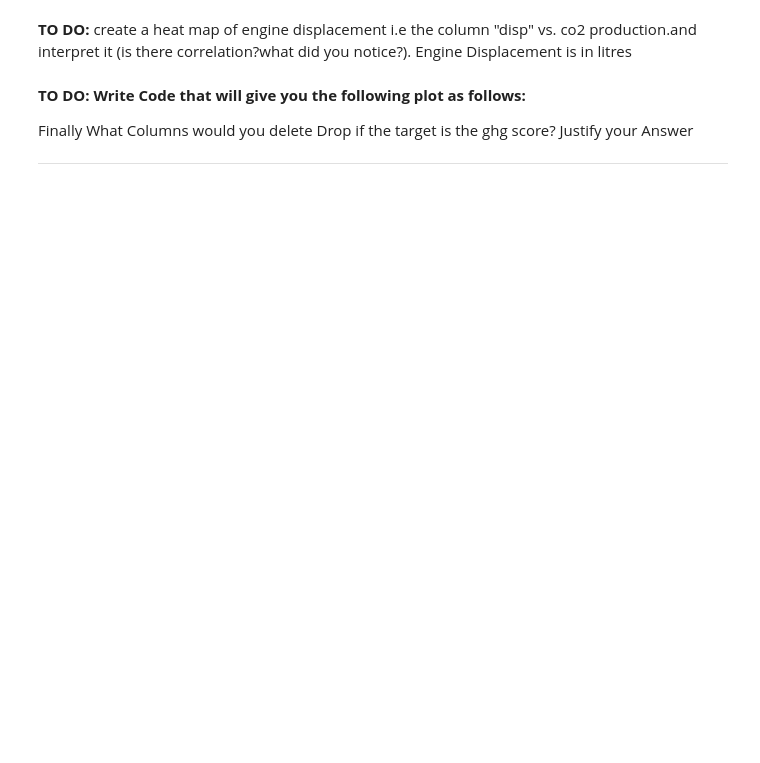
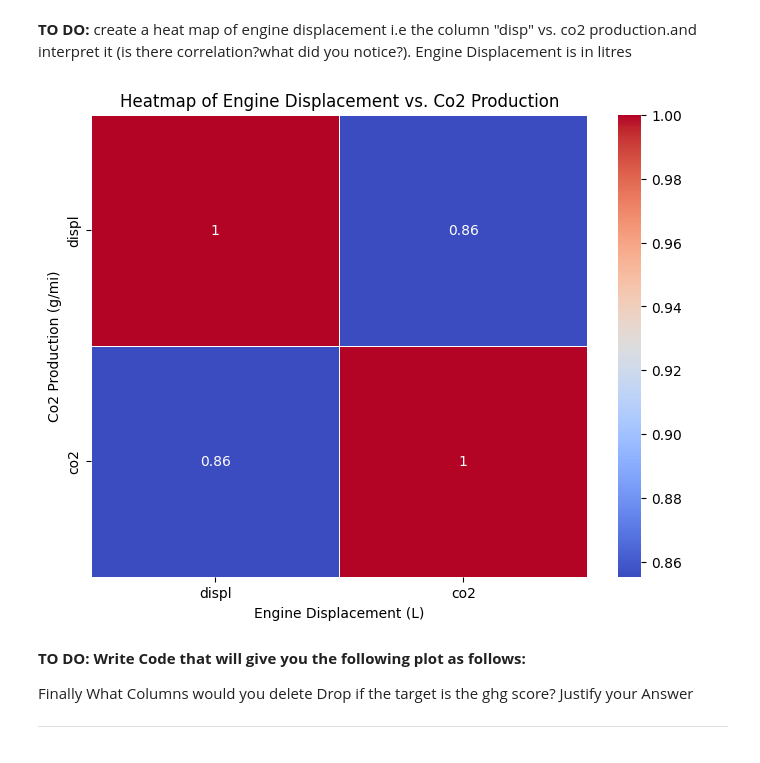
Before and after one commit to Praise-Atadja/alu-machine_learning, a Jupyter notebook: Praise_Atadja__Plotting_Assignment.ipynb, the cells around one changed output. Saved outputs shown, nothing was run; the diff lists cells and outputs as text; code cells hidden in the pictures; blank space fills up the shorter version.

```diff
--- a/Praise_Atadja__Plotting_Assignment.ipynb
+++ b/Praise_Atadja__Plotting_Assignment.ipynb
@@ -57,5 +110,15 @@ plt.show()
 # %% [markdown]
 **TO DO:** create a heat map of engine displacement i.e the column "disp"  vs. co2 production.and interpret it (is there correlation?what did you notice?). Engine Displacement is in litres
+# %%
+# Create a heatmap
+plt.figure(figsize=(8, 6))
+sb.heatmap(data=fuel_econ[['displ', 'co2']].corr(), annot=True, cmap='coolwarm', linewidths=.5)
+plt.xlabel('Engine Displacement (L)')
+plt.ylabel('Co2 Production (g/mi)')
+plt.title('Heatmap of Engine Displacement vs. Co2 Production')
+plt.show()
+# %% [output]
+[figure, added]
 # %% [markdown]
 **TO DO: Write Code that will give you the following plot as follows:**
 
```
Also changed, not shown: parts of 8 cells of this notebook.
